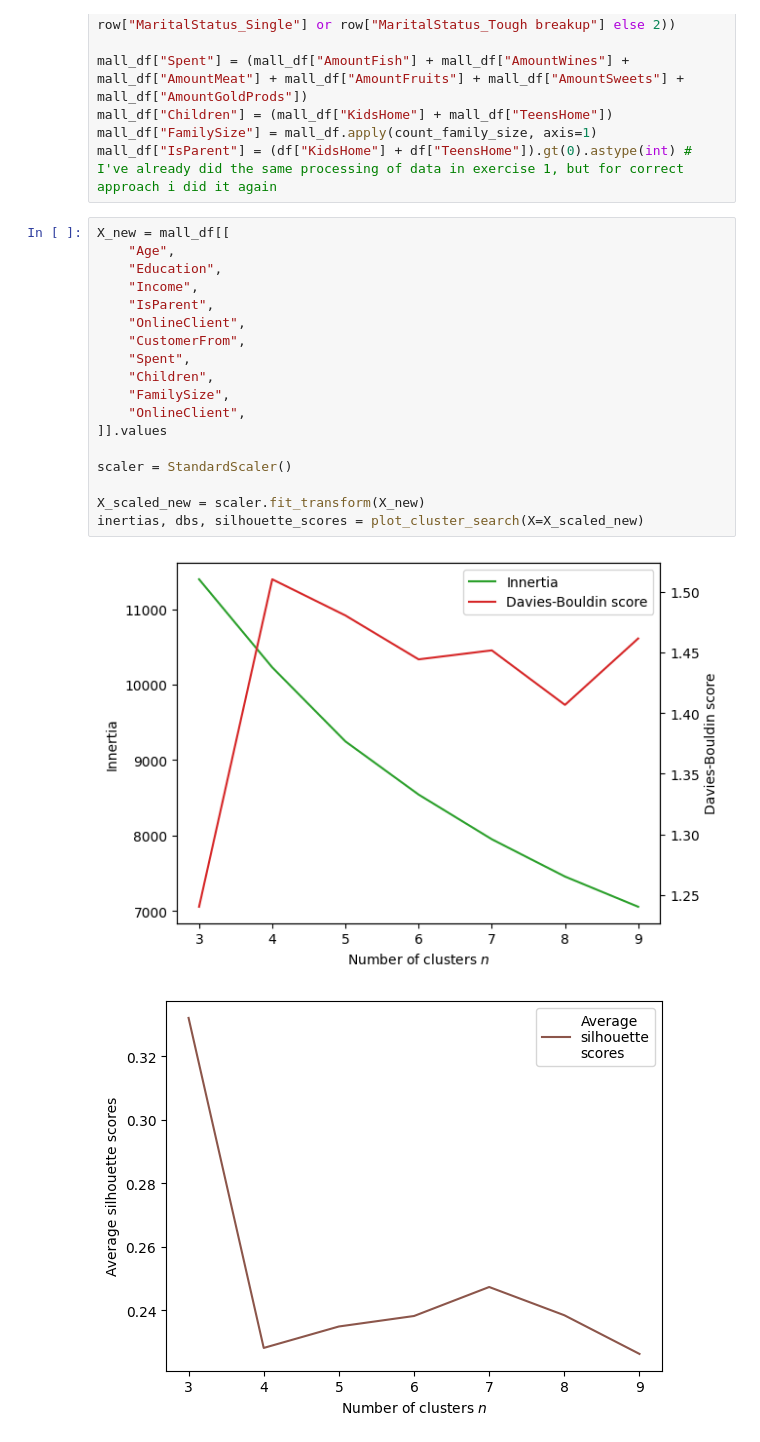
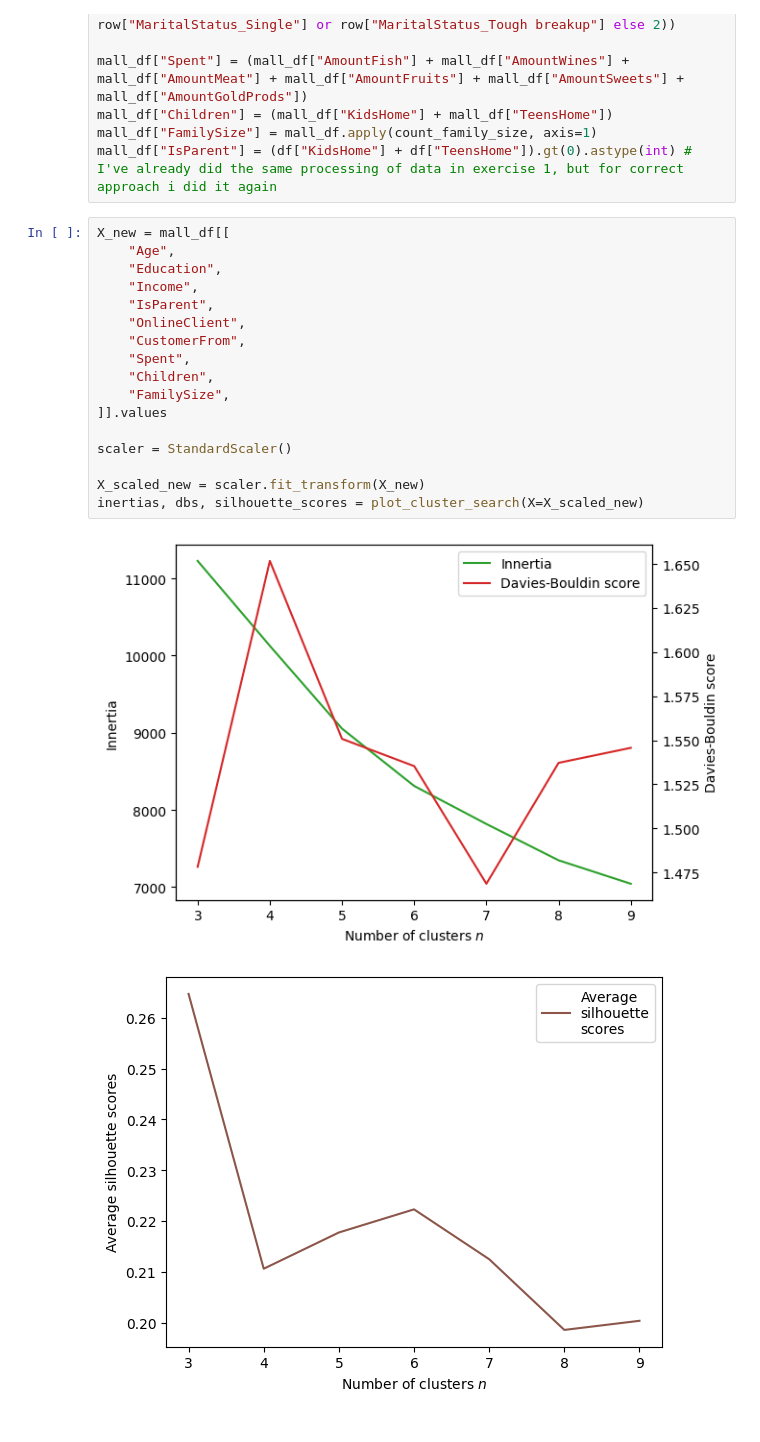
Before and after one commit to jancewicz/PJATK---Artificial-Intelligence-Postgraduate-Studies-, a Jupyter notebook: scikit-learn/pawel_jancewicz_pr7_2026/marketing_campaign/marketing_campaign.ipynb, the cells around one changed output. Saved outputs shown, nothing was run; the diff lists cells and outputs as text.

```diff
--- a/scikit-learn/pawel_jancewicz_pr7_2026/marketing_campaign/marketing_campaign.ipynb
+++ b/scikit-learn/pawel_jancewicz_pr7_2026/marketing_campaign/marketing_campaign.ipynb
@@ -595,24 +588,23 @@ mall_df["IsParent"] = (df["KidsHome"] + df["TeensHome"]).gt(0).astype(int) # I'v
 # %%
 X_new = mall_df[[
     "Age",
     "Education",
     "Income",
     "IsParent",
     "OnlineClient",
     "CustomerFrom",
     "Spent",
     "Children",
     "FamilySize",
-    "OnlineClient",
 ]].values
 
 scaler = StandardScaler()
 
 X_scaled_new = scaler.fit_transform(X_new)
 inertias, dbs, silhouette_scores = plot_cluster_search(X=X_scaled_new)
 # %% [output]
-[figure, old version]
+[figure, new version]
-[figure, old version]
+[figure, new version]
 # %%
 dendogram_new = sch.dendrogram(sch.linkage(X_scaled_new, method='ward'))
 plt.title('Dendrogram')
```
Also changed, not shown: parts of 19 cells of this notebook.
